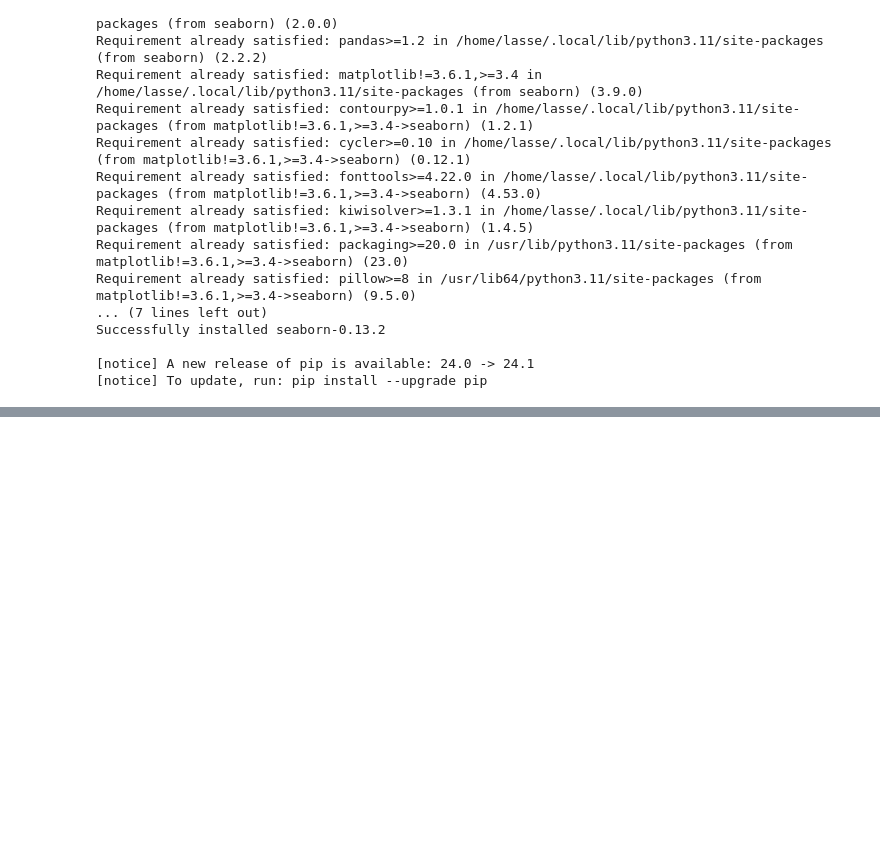
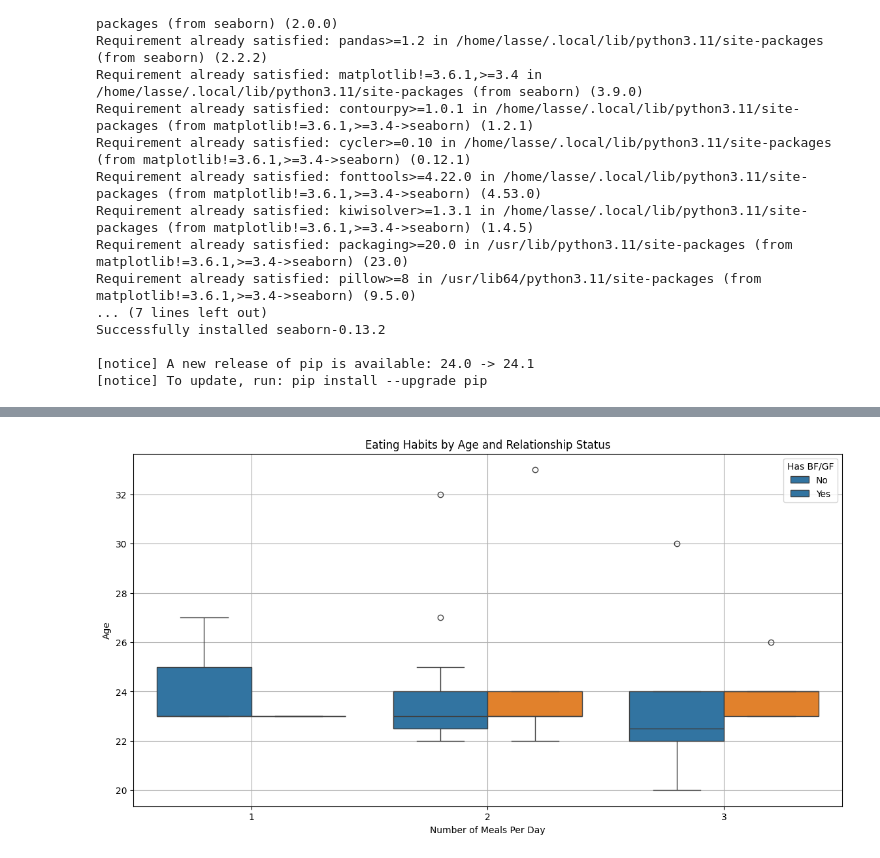
Before and after one commit to Abinsinguza/PYTHON, a Jupyter notebook: Lectures/Morning_session/abinsinguza_lasse_day8.ipynb, the cells around one changed output, grey strips where cells are left out. Saved outputs shown, nothing was run; the diff lists cells and outputs as text; code cells hidden in the pictures; blank space fills up the shorter version.

```diff
--- a/Lectures/Morning_session/abinsinguza_lasse_day8.ipynb
+++ b/Lectures/Morning_session/abinsinguza_lasse_day8.ipynb
@@ -115,0 +149,12 @@ Successfully installed seaborn-0.13.2
+# %%
+# Eating habits by age, gender, and relationship status
+plt.figure(figsize=(14, 7))
+sns.boxplot(data=data, x='How_many_time_do_eat_food', y='age', hue='has_bf_gf')
+plt.title('Eating Habits by Age and Relationship Status')
+plt.xlabel('Number of Meals Per Day')
+plt.ylabel('Age')
+plt.legend(title='Has BF/GF', labels=['No', 'Yes'])
+plt.grid(True)
+plt.show()
+# %% [output]
+[figure, added]
```
Also changed, not shown: parts of 8 cells of this notebook.
